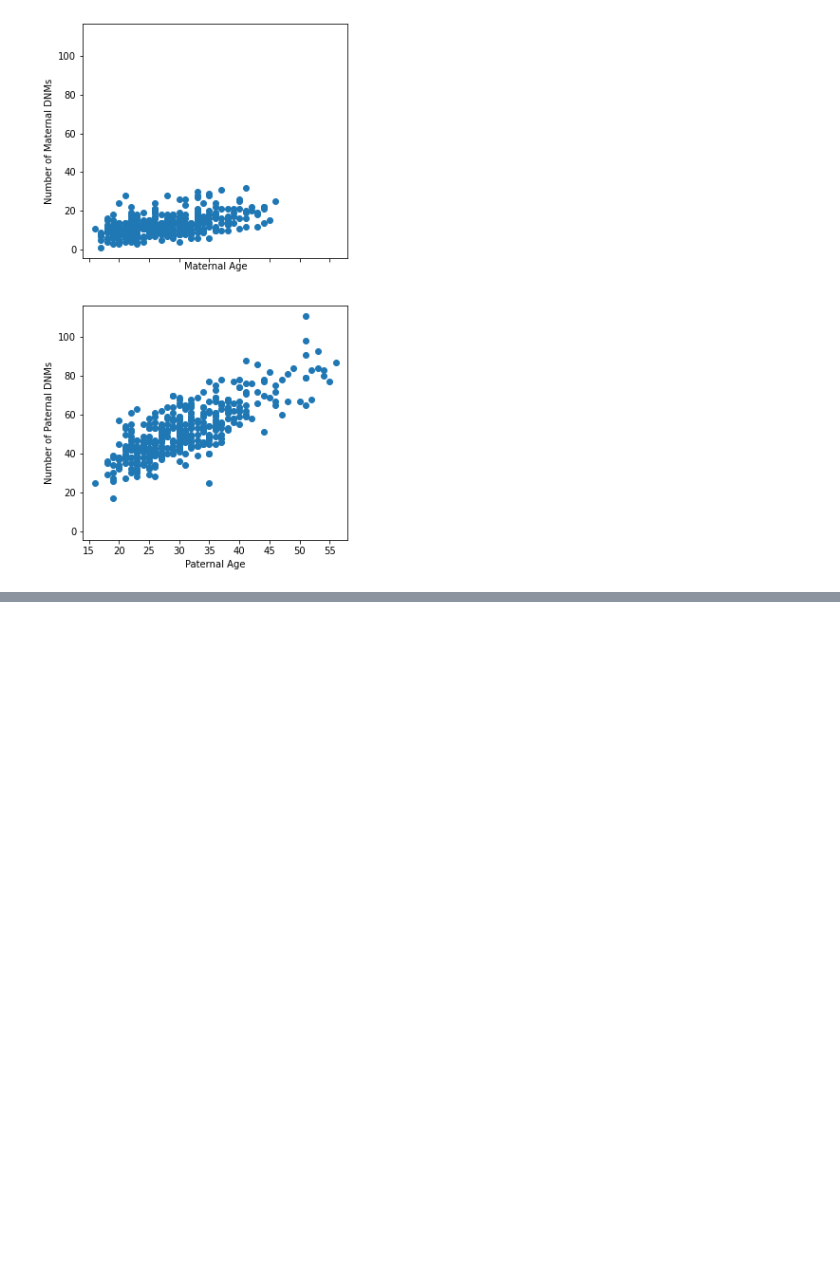
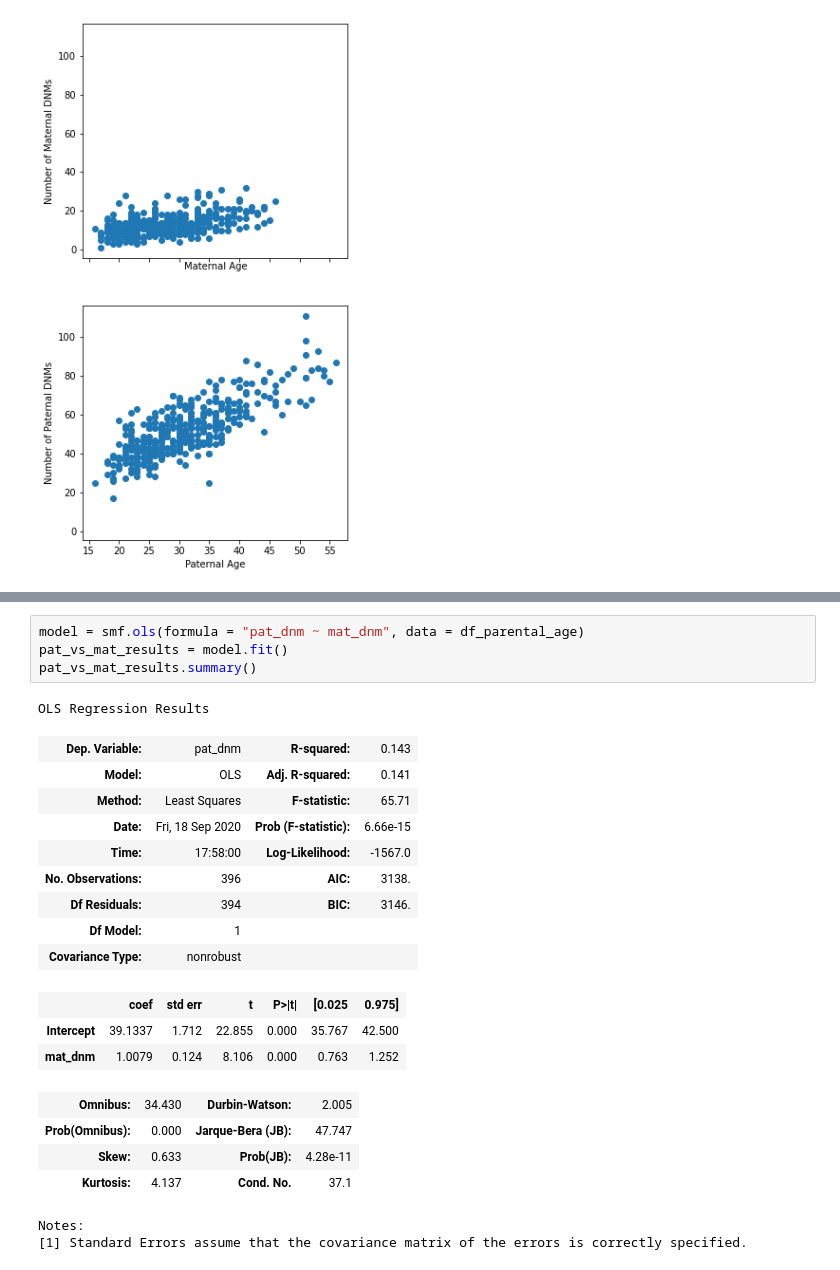
Before and after one commit to AustinChiappetta/qbb2020-answers, a Jupyter notebook: day5-lunch/day5-lunch_exercise.ipynb, the cells around one changed output, grey strips where cells are left out. Drawn from its saved outputs; the diff is of its cells as text; blank space fills up the shorter version.

```diff
--- a/day5-lunch/day5-lunch_exercise.ipynb
+++ b/day5-lunch/day5-lunch_exercise.ipynb
@@ -204,0 +288,24 @@ plt.show()
+# %%
+model = smf.ols(formula = "pat_dnm ~ mat_dnm", data = df_parental_age)
+pat_vs_mat_results = model.fit()
+pat_vs_mat_results.summary()
+# %% [output]
+OLS Regression Results
+| Dep. Variable: | pat_dnm | R-squared: | 0.143 |
+| Model: | OLS | Adj. R-squared: | 0.141 |
+| Method: | Least Squares | F-statistic: | 65.71 |
+| Date: | Fri, 18 Sep 2020 | Prob (F-statistic): | 6.66e-15 |
+| Time: | 17:58:00 | Log-Likelihood: | -1567.0 |
+| No. Observations: | 396 | AIC: | 3138. |
+| Df Residuals: | 394 | BIC: | 3146. |
+| Df Model: | 1 |  |  |
+| Covariance Type: | nonrobust |  |  |
+|  | coef | std err | t | P>|t| | [0.025 | 0.975] |
+| Intercept | 39.1337 | 1.712 | 22.855 | 0.000 | 35.767 | 42.500 |
+| mat_dnm | 1.0079 | 0.124 | 8.106 | 0.000 | 0.763 | 1.252 |
+| Omnibus: | 34.430 | Durbin-Watson: | 2.005 |
+| Prob(Omnibus): | 0.000 | Jarque-Bera (JB): | 47.747 |
+| Skew: | 0.633 | Prob(JB): | 4.28e-11 |
+| Kurtosis: | 4.137 | Cond. No. | 37.1 |
+Notes:
+[1] Standard Errors assume that the covariance matrix of the errors is correctly specified.
```
Also changed, not shown: parts of 28 cells of this notebook.
